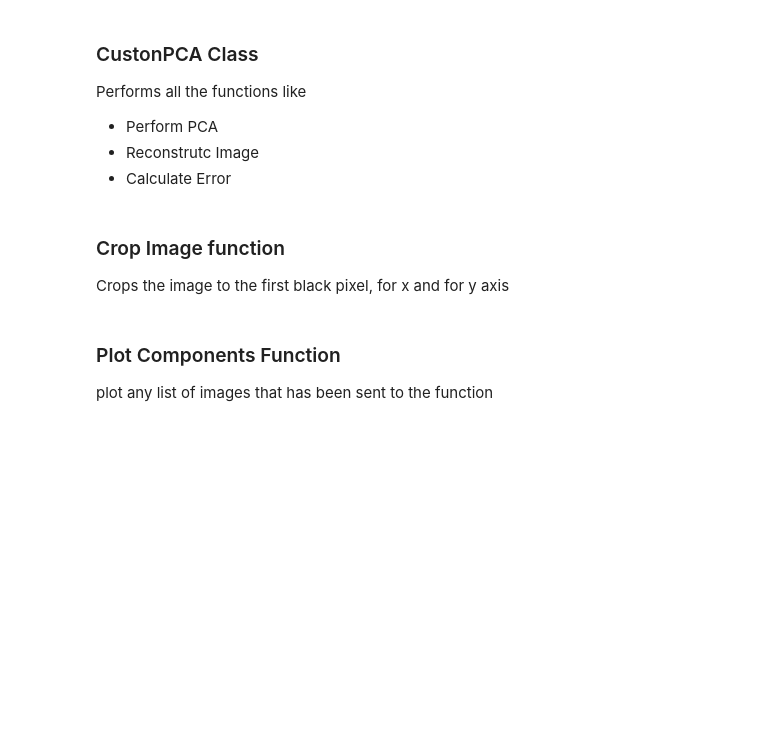
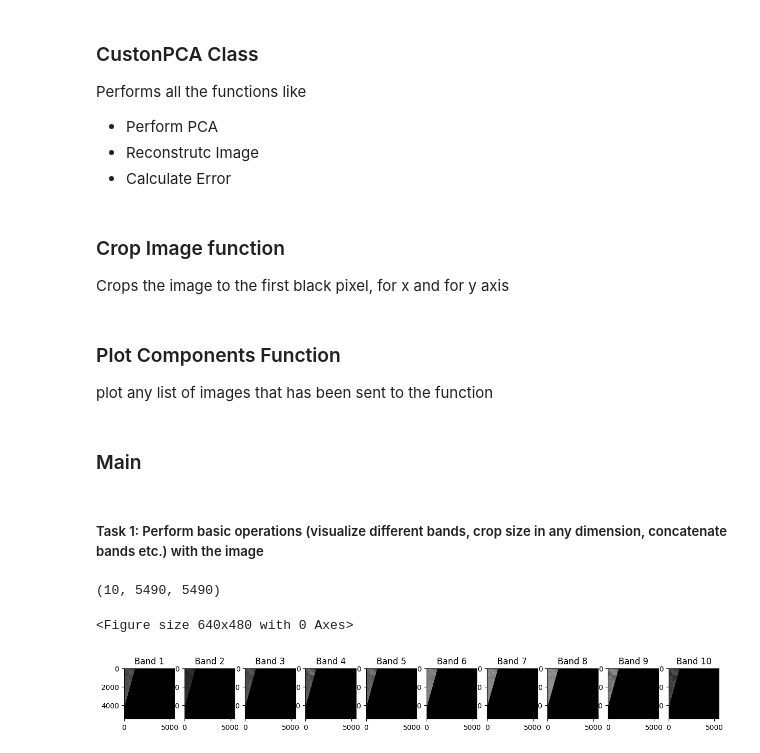
Before and after one commit to Rehannriaz/L2A-SENTINEL-PCA, a Jupyter notebook: l2a.ipynb, the cells around one changed output. Cells and saved outputs as stored; diff of their text form; code cells hidden in the pictures; blank space fills up the shorter version.

```diff
--- a/l2a.ipynb
+++ b/l2a.ipynb
@@ -14,7 +14,7 @@ class DataLoader:
     def __init__(self) -> None:
         return
 
-    def loadFromList(paths: list(str)) -> np.ndarray:
+    def loadFromList(paths: list) -> np.ndarray:
         return np.asarray([rasterio.open(path).read(1) for path in paths])
 
     def loadFromPath(path: str) -> np.ndarray:
@@ -132,3 +152,34 @@ def plot_components(xBands,bandLen,cmapCol):
     for i in range(bandLen):
         axes[i].imshow(xBands[i], cmap=cmapCol)
         axes[i].set_title(f'Band {i+1}')
+# %% [markdown]
+### Main
+# %%
+paths = [
+    "./IMG_DATA/R20m/T43SBR_20231020T055849_B01_20m.jp2",
+    "./IMG_DATA/R20m/T43SBR_20231020T055849_B02_20m.jp2",
+    "./IMG_DATA/R20m/T43SBR_20231020T055849_B03_20m.jp2",
+    "./IMG_DATA/R20m/T43SBR_20231020T055849_B04_20m.jp2",
+    "./IMG_DATA/R20m/T43SBR_20231020T055849_B05_20m.jp2",
+    "./IMG_DATA/R20m/T43SBR_20231020T055849_B06_20m.jp2",
+    "./IMG_DATA/R20m/T43SBR_20231020T055849_B07_20m.jp2",
+    "./IMG_DATA/R20m/T43SBR_20231020T055849_B8A_20m.jp2",
+    "./IMG_DATA/R20m/T43SBR_20231020T055849_B11_20m.jp2",
+    "./IMG_DATA/R20m/T43SBR_20231020T055849_B12_20m.jp2",
+         ]
+
+# Load data
+data = DataLoader.loadFromList(paths)
+# %% [markdown]
+##### Task 1: Perform basic operations (visualize different  bands,  crop  size  in  any  dimension,  concatenate  bands  etc.)  with  the image
+# %%
+data.shape
+# %% [output]
+(10, 5490, 5490)
+# %%
+# Plotting initial bands as gray images
+# Bands: 1-8, 11, 12
+plot_components(data, len(data), 'gray')
+# %% [output]
+<Figure size 640x480 with 0 Axes>
+[figure, added]
```
Also changed, not shown: parts of 12 cells of this notebook.
